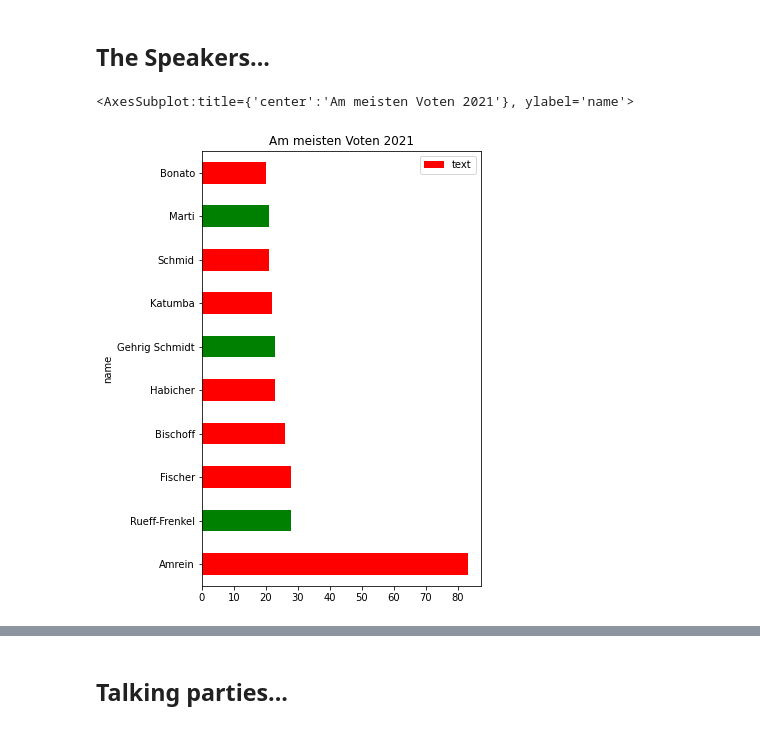
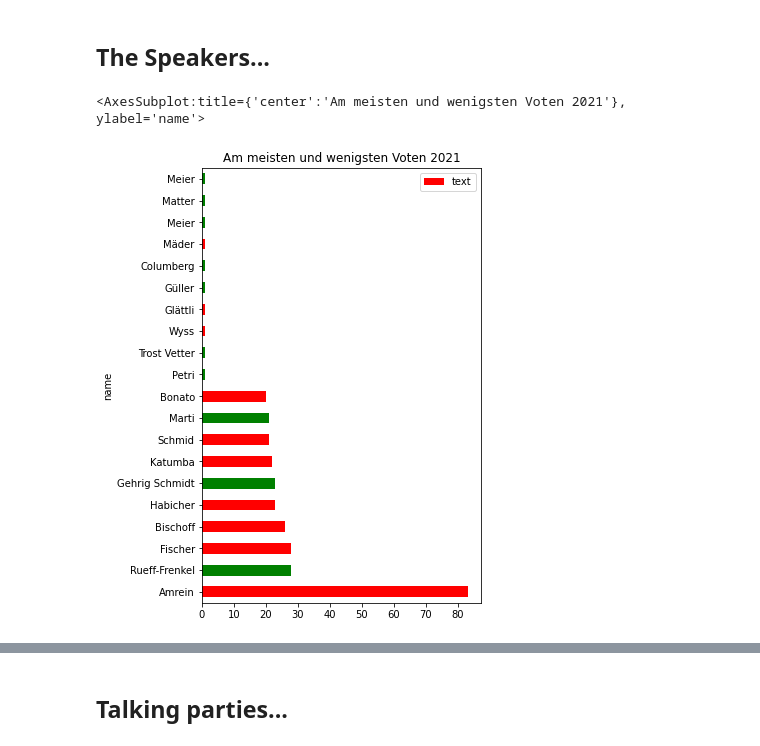
Before and after one commit to simonhuwiler/nzz_zh_kantonsrat, a Jupyter notebook: src/4_analyse_base.ipynb, the cells around one changed output, grey strips where cells are left out. Drawn from its saved outputs; the diff is of its cells as text; code cells hidden in the pictures.

```diff
--- a/src/4_analyse_base.ipynb
+++ b/src/4_analyse_base.ipynb
@@ -138,19 +125,19 @@ df_votum
 # %%
 df_votum = df_votum_raw.copy()
 
 df_votum = df_votum[df_votum.session == 2021]
 
 # Remove all Statements from President, 1. & 2. Vizepresidents
 df_votum = df_votum[~df_votum.funktion.isin(['Präsidium', '2. Vizepräsidium', '1. Vizepräsidium'])]
 
 df_votum = df_votum.groupby(['name', 'vorname', 'geschlecht']).agg({'text': 'count'}).reset_index().sort_values('text', ascending=False)
 
-df_votum = df_votum.head(10)
+df_votum = pd.concat([df_votum.head(10), df_votum.tail(10)])
 
 c = list(df_votum['geschlecht'].apply(lambda x: 'red' if x == 'm' else 'green'))
-df_votum.plot(kind='barh', x='name', y='text', color=c, figsize=(5, 8), title='Am meisten Voten 2021')
+df_votum.plot(kind='barh', x='name', y='text', color=c, figsize=(5, 8), title='Am meisten und wenigsten Voten 2021')
 
 #df_votum.head()
 # %% [output]
-<AxesSubplot:title={'center':'Am meisten Voten 2021'}, ylabel='name'>
+<AxesSubplot:title={'center':'Am meisten und wenigsten Voten 2021'}, ylabel='name'>
-[figure, old version]
+[figure, new version]
```
Also changed, not shown: parts of 14 cells of this notebook, 9 other files.
